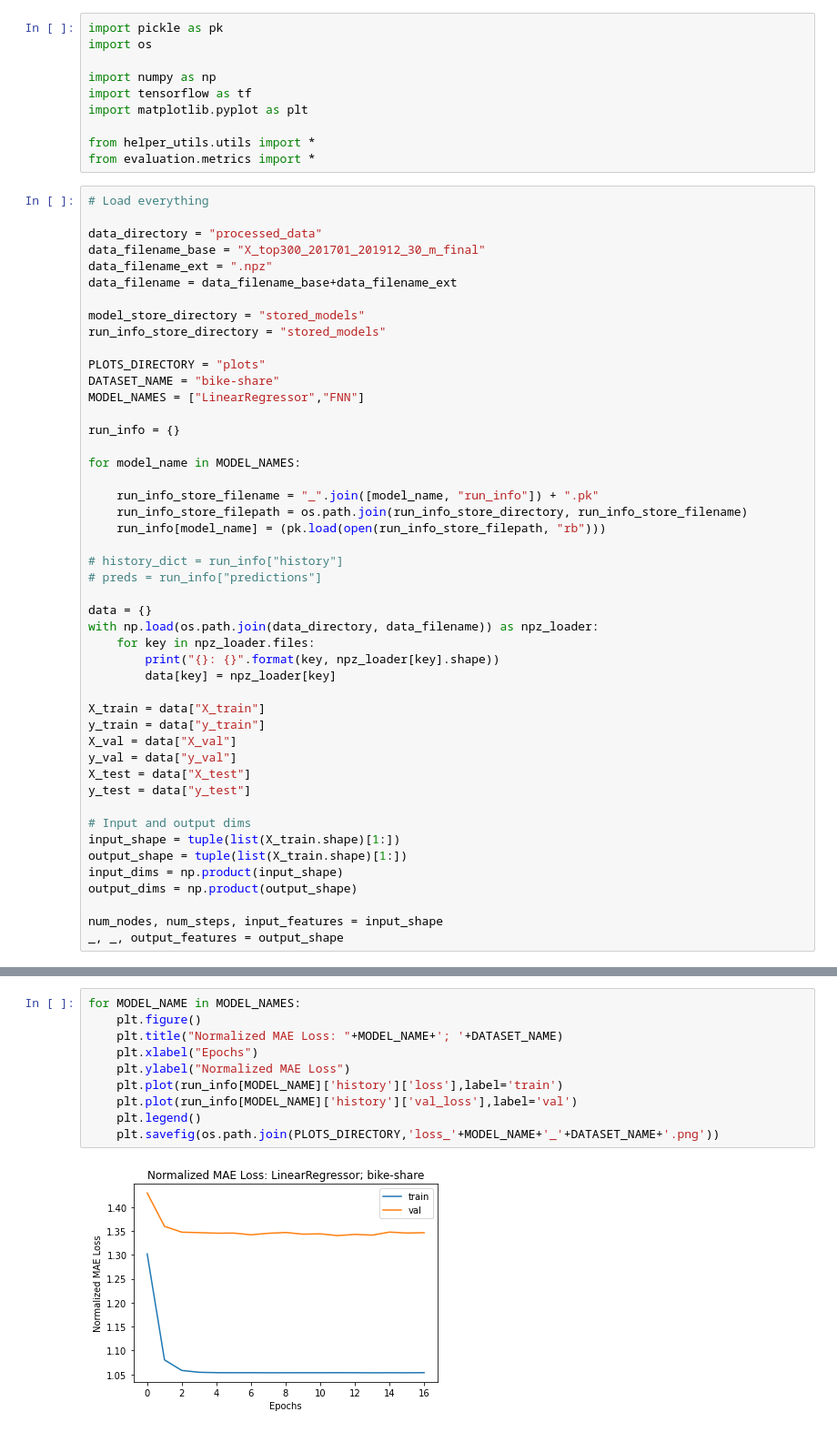
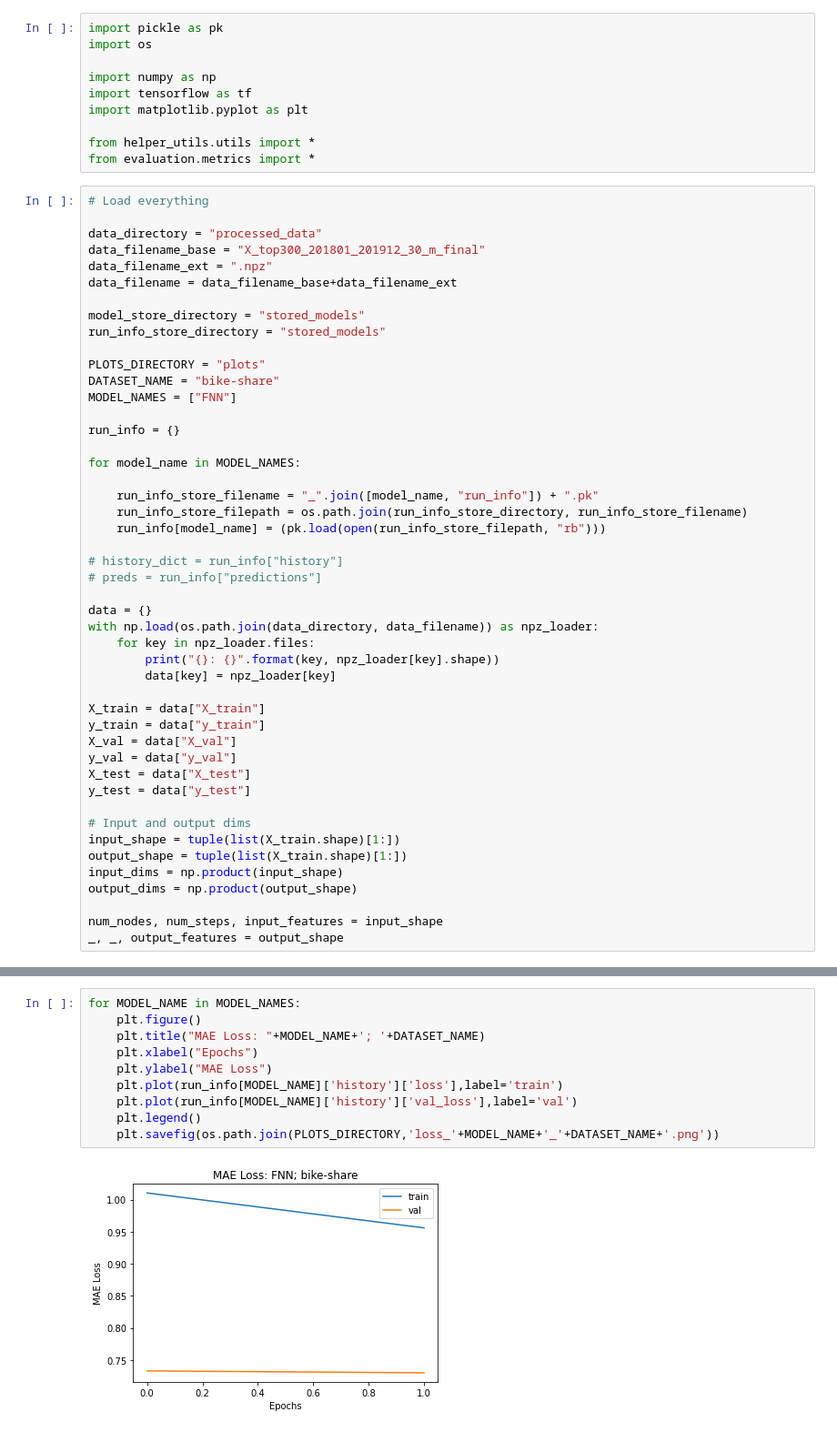
Before and after one commit to vursekar/time-adaptive-gnn, a Jupyter notebook: bike_share/evaluate_models.ipynb, the cells around one changed output, grey strips where cells are left out. Shown: that part at 91% size. Cells and saved outputs as stored; diff of their text form.

```diff
--- a/bike_share/evaluate_models.ipynb
+++ b/bike_share/evaluate_models.ipynb
@@ -12,7 +12,7 @@ from evaluation.metrics import *
 # Load everything
 
 data_directory = "processed_data"
-data_filename_base = "X_top300_201701_201912_30_m_final"
+data_filename_base = "X_top300_201801_201912_30_m_final"
 data_filename_ext = ".npz"
 data_filename = data_filename_base+data_filename_ext
 
@@ -21,7 +21,7 @@ run_info_store_directory = "stored_models"
 
 PLOTS_DIRECTORY = "plots"
 DATASET_NAME = "bike-share"
-MODEL_NAMES = ["LinearRegressor","FNN"]
+MODEL_NAMES = ["FNN"]
 
 run_info = {}
 
@@ -65,12 +65,12 @@ y_test: (10637, 300, 10, 2)
 # %%
 for MODEL_NAME in MODEL_NAMES:
     plt.figure()
-    plt.title("Normalized MAE Loss: "+MODEL_NAME+'; '+DATASET_NAME)
+    plt.title("MAE Loss: "+MODEL_NAME+'; '+DATASET_NAME)
     plt.xlabel("Epochs")
-    plt.ylabel("Normalized MAE Loss")
+    plt.ylabel("MAE Loss")
     plt.plot(run_info[MODEL_NAME]['history']['loss'],label='train')
     plt.plot(run_info[MODEL_NAME]['history']['val_loss'],label='val')
     plt.legend()
     plt.savefig(os.path.join(PLOTS_DIRECTORY,'loss_'+MODEL_NAME+'_'+DATASET_NAME+'.png'))
 # %% [output]
-[figure, old version]
+[figure, new version]
```
Also changed, not shown: parts of 5 cells of this notebook, 12 other files.
